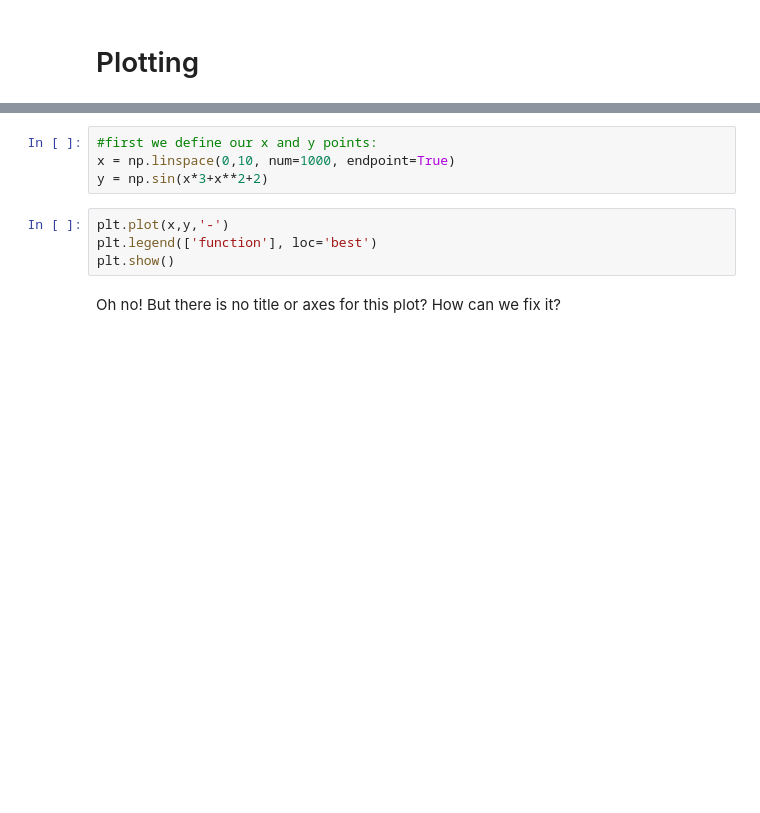
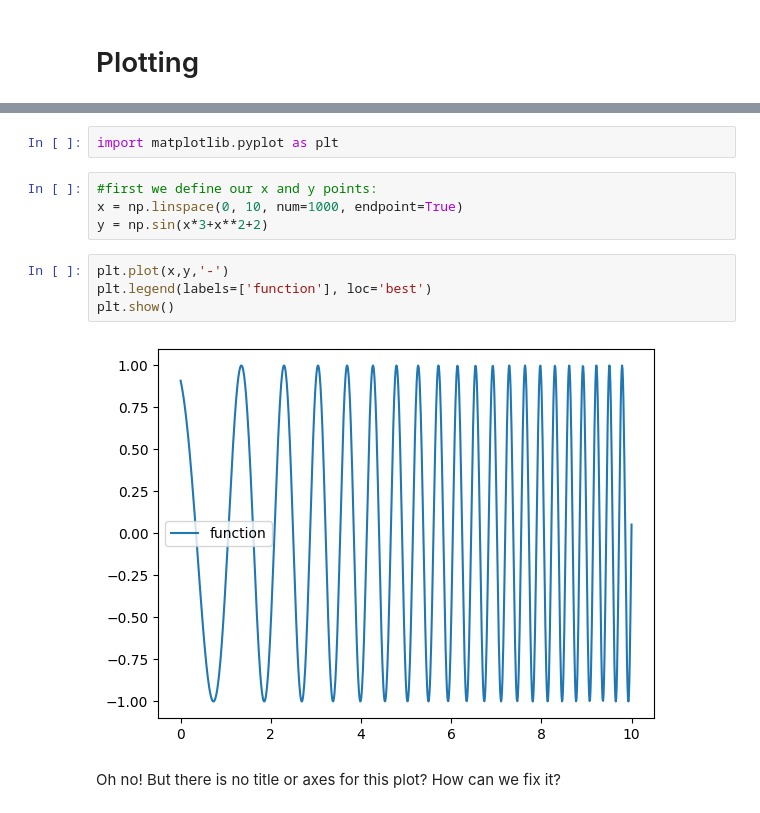
Before and after one commit to munkm/2022-10-06-npre100, a Jupyter notebook: intro-to-python-answers.ipynb, the cells around one changed output, grey strips where cells are left out. Saved outputs shown, nothing was run; the diff lists cells and outputs as text; blank space fills up the shorter version.

```diff
--- a/intro-to-python-answers.ipynb
+++ b/intro-to-python-answers.ipynb
@@ -523,14 +941,18 @@ print(np.std(our_data))
 Resources:
 [matplotlib gallery](https://matplotlib.org/stable/gallery/index.html)
 ![](https://matplotlib.org/stable/_images/sphx_glr_anatomy_001.png)
+# %%
+import matplotlib.pyplot as plt
 # %%
 #first we define our x and y points:
-x = np.linspace(0,10, num=1000, endpoint=True)
+x = np.linspace(0, 10, num=1000, endpoint=True)
 y = np.sin(x*3+x**2+2)
 # %%
 plt.plot(x,y,'-')
-plt.legend(['function'], loc='best')
+plt.legend(labels=['function'], loc='best')
 plt.show()
+# %% [output]
+[figure, added]
 # %% [markdown]
 Oh no! But there is no title or axes for this plot? How can we fix it?
 # %%
```
Also changed, not shown: parts of 202 cells of this notebook.
